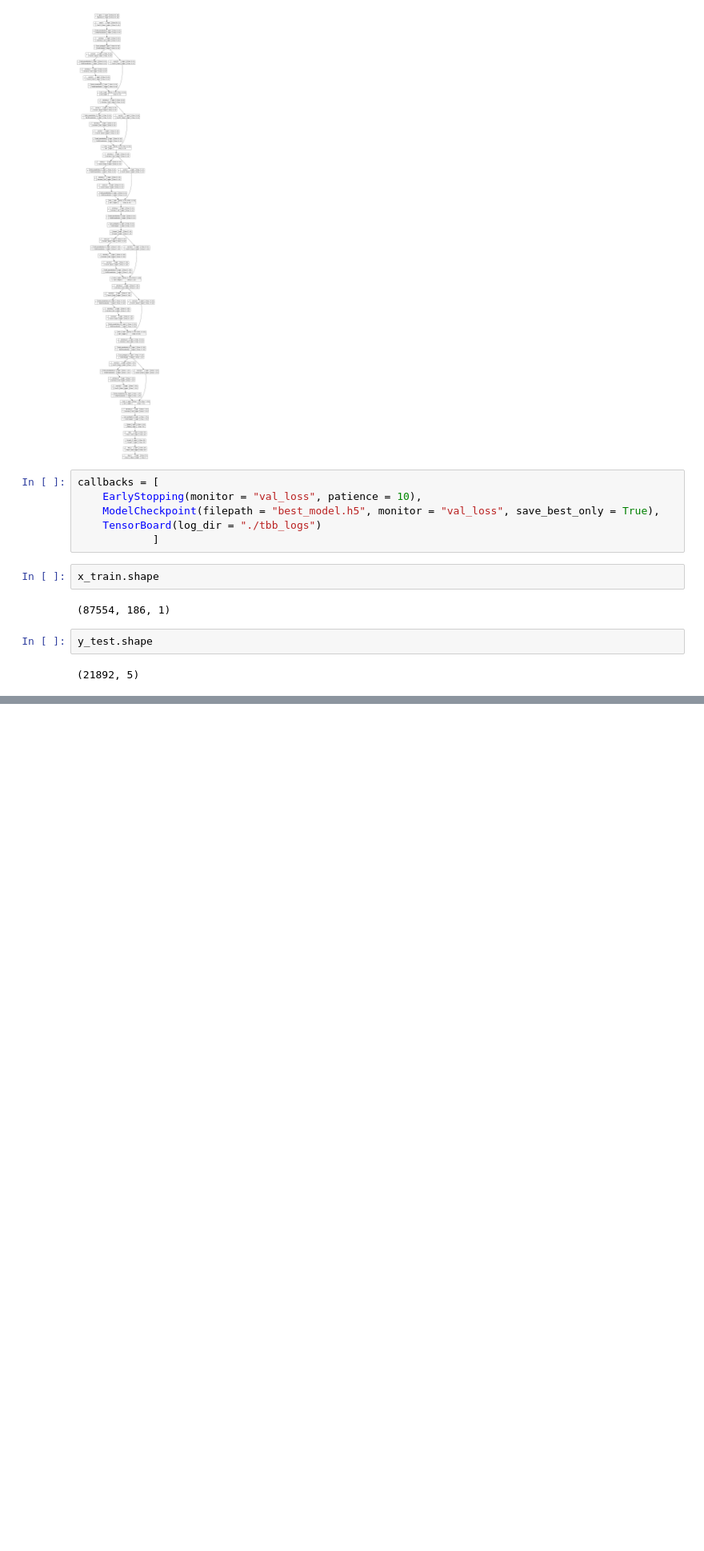
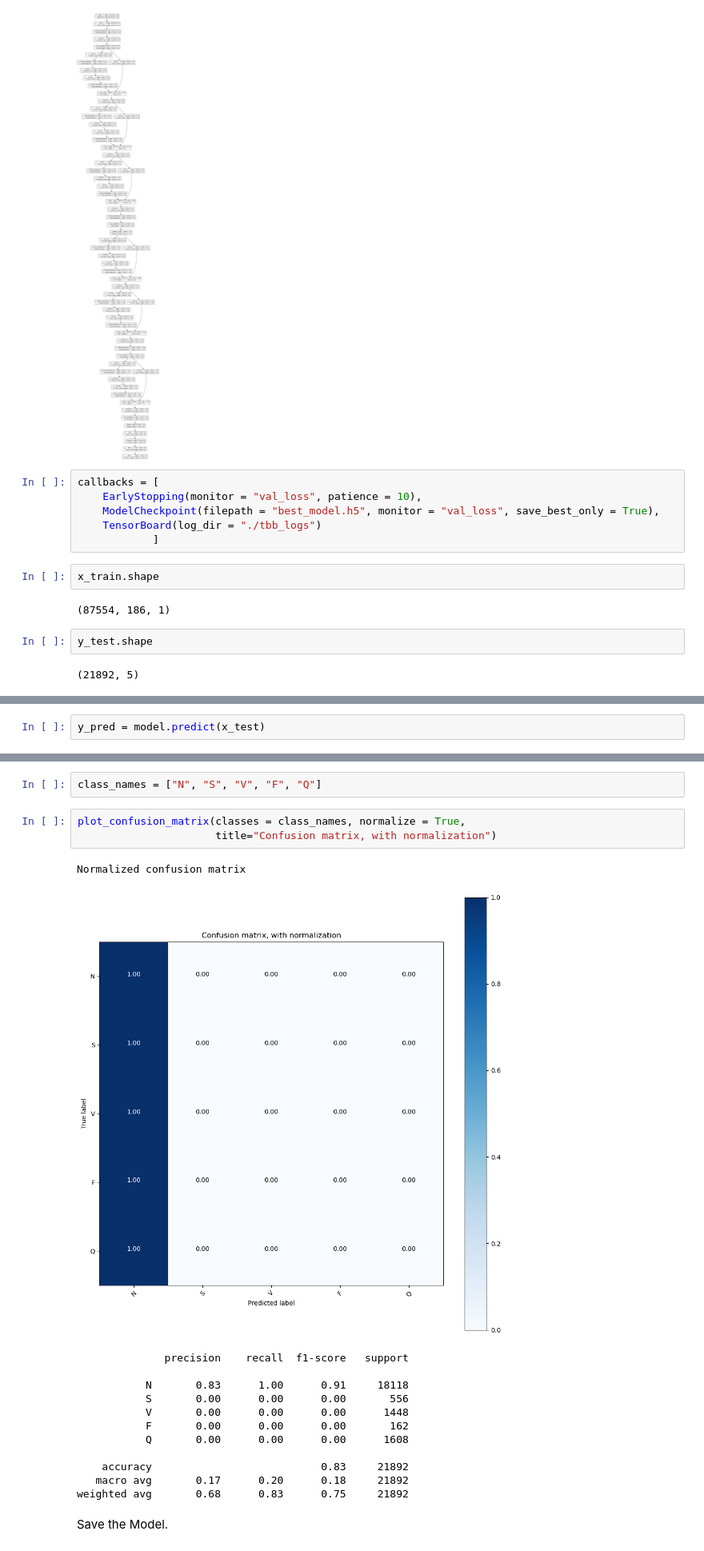
Before and after one commit to os-olaniyi/dl_ecg_classification, a Jupyter notebook: projectv01a.ipynb, the cells around one changed output, grey strips where cells are left out. Shown at 80% size. Saved outputs shown, nothing was run; the diff lists cells and outputs as text; blank space fills up the shorter version.

```diff
--- a/projectv01a.ipynb
+++ b/projectv01a.ipynb
@@ -396,0 +436,2 @@ Epoch 11/15
+# %%
+y_pred = model.predict(x_test)
@@ -396,0 +484,21 @@ Epoch 11/15
+# %%
+class_names = ["N", "S", "V", "F", "Q"]
+# %%
+plot_confusion_matrix(classes = class_names, normalize = True,
+                      title="Confusion matrix, with normalization")
+# %% [output]
+Normalized confusion matrix
+[figure, added]
+              precision    recall  f1-score   support
+
+           N       0.83      1.00      0.91     18118
+           S       0.00      0.00      0.00       556
+           V       0.00      0.00      0.00      1448
+           F       0.00      0.00      0.00       162
+           Q       0.00      0.00      0.00      1608
+
+    accuracy                           0.83     21892
+   macro avg       0.17      0.20      0.18     21892
+weighted avg       0.68      0.83      0.75     21892
+# %% [markdown]
+Save the Model.
```
Also changed, not shown: parts of 31 cells of this notebook, 4 other files.
